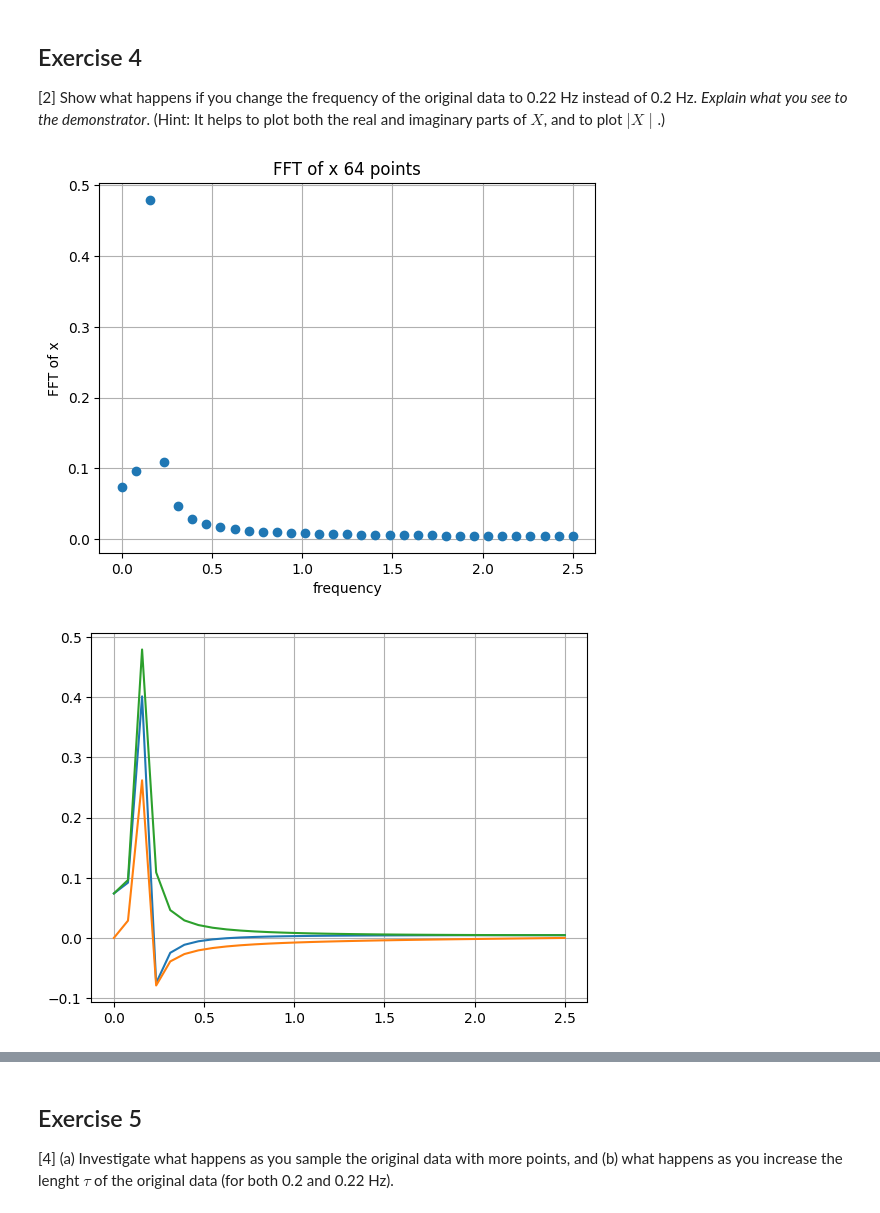
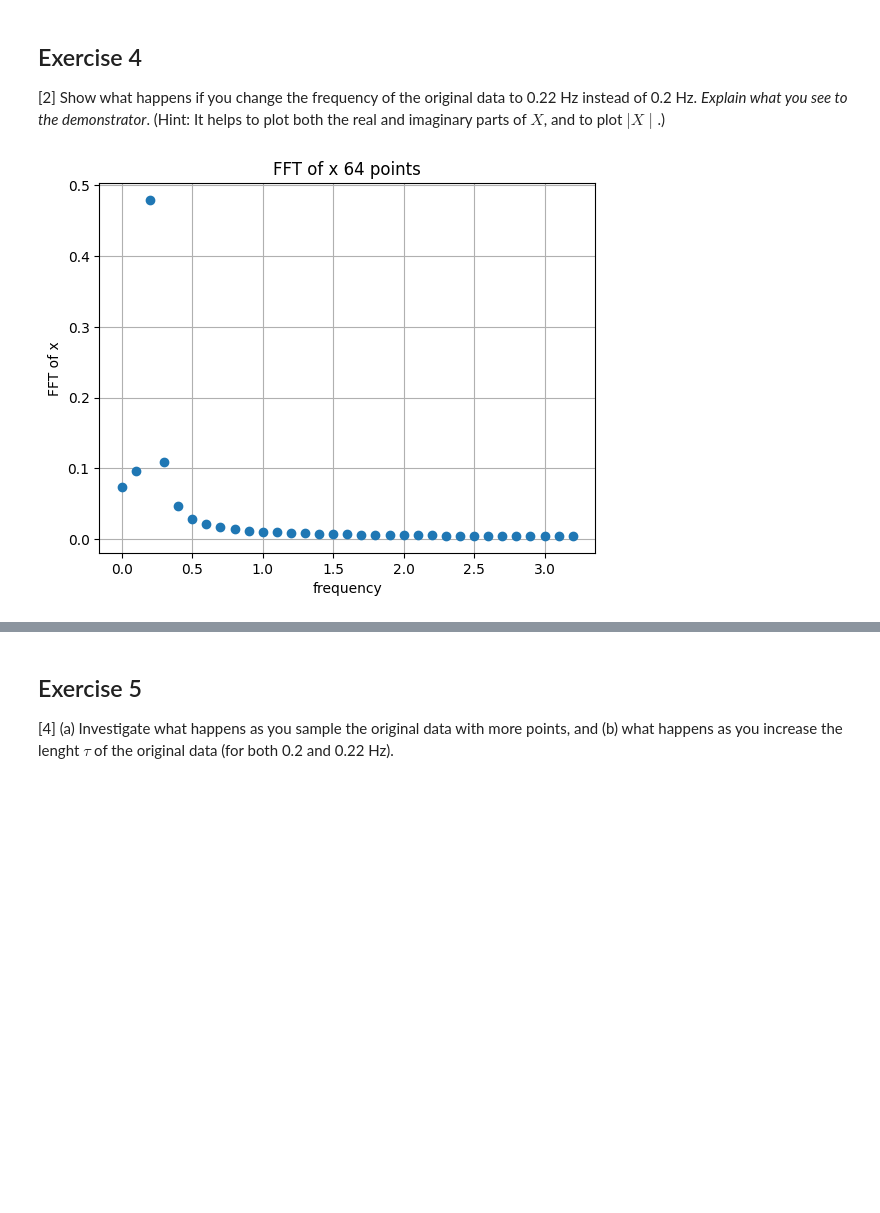
Before and after one commit to PX2145-2025/week-10-b-Williams-Carys, a Jupyter notebook: FFT.ipynb, the cells around one changed output, grey strips where cells are left out. Saved outputs shown, nothing was run; the diff lists cells and outputs as text; code cells hidden in the pictures; blank space fills up the shorter version.

```diff
--- a/FFT.ipynb
+++ b/FFT.ipynb
@@ -363,48 +363,25 @@ plt.grid()
 # %%
 N=64
 tau = 10.0
 t = np.linspace(0, tau, N, endpoint=False)
-f = 0.22
+f = 0.22 #redefining f here to 0.22
 x = np.cos(2*np.pi*f*t)
 
-def Spectrum1(x, Fs):
+def Spectrum1(x, Fs): #redefined new function with the new f value
     N = len(x)
     frq = (float(Fs)/N)*np.arange(0, N/2+1)
     X = fft(x)/N
     X = X[0:N//2+1]
     return frq , X
 tau = 10
-Fs = 1/0.2
+Fs = N/tau
 frq_plot, X_plot  = Spectrum1(x, Fs)
 
 plt.plot(frq_plot, np.abs(X_plot), 'o')
 plt.title('FFT of x '+str(N)+' points')
 plt.xlabel('frequency')
 plt.ylabel('FFT of x')
 plt.grid()
 plt.show()
-
-plt.plot(frq_plot, X_plot.real)
-plt.plot(frq_plot, X_plot.imag)
-plt.plot(frq_plot, np.abs(X_plot))
-plt.grid()
-plt.show()
-
-Fs2 = 1/0.2
-frq_plot2, X_plot2  = Spectrum1(x, Fs)
-
-plt.plot(frq_plot2, np.abs(X_plot2), 'o')
-plt.title('FFT of x '+str(N)+' points')
-plt.xlabel('frequency')
-plt.ylabel('FFT of x')
-plt.grid()
-plt.show()
-
-plt.plot(frq_plot2, X_plot2.real)
-plt.plot(frq_plot2, X_plot2.imag)
-plt.plot(frq_plot2, np.abs(X_plot2))
-plt.grid()
-plt.show()
 # %% [output]
-[figure, old version]
+[figure, new version]
-[figure, removed]
```
Also changed, not shown: parts of 9 cells of this notebook.
